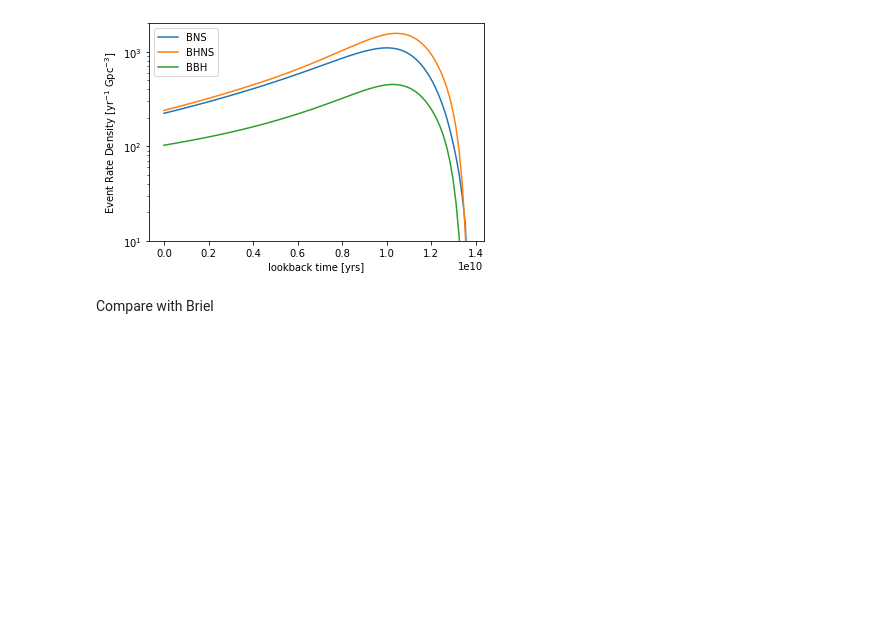
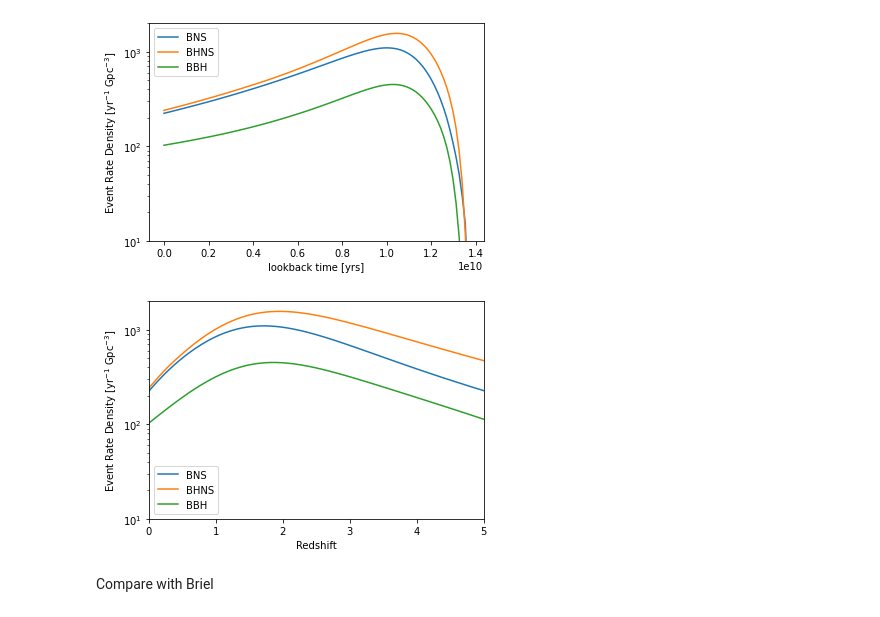
Before and after one commit to NicholaCharlton/Y4_Project, a Jupyter notebook: Dillon/Rates/Event Rate Densities (empirical).ipynb, the cells around one changed output. Saved outputs shown, nothing was run; the diff lists cells and outputs as text; code cells hidden in the pictures; blank space fills up the shorter version.

```diff
--- a/Dillon/Rates/Event Rate Densities (empirical).ipynb
+++ b/Dillon/Rates/Event Rate Densities (empirical).ipynb
@@ -463,6 +505,19 @@ plt.legend()
 plt.show()
 # %% [output]
 [figure]
+# %%
+for i in rates:
+    plt.plot(redshift_edges[:-1],  np.sum(rates[i], axis=0)[0], label=i)
+
+plt.yscale('log')
+plt.xlim(0,5)
+plt.ylim(1e1, 2e3)
+plt.xlabel('Redshift')
+plt.ylabel(r"Event Rate Density [yr$^{-1}$ Gpc$^{-3}]$")
+plt.legend()
+plt.show()
+# %% [output]
+[figure, added]
 # %% [markdown]
 Compare with Briel
 # %% [markdown]
```
Also changed, not shown: parts of 6 cells of this notebook, 3 other files.
